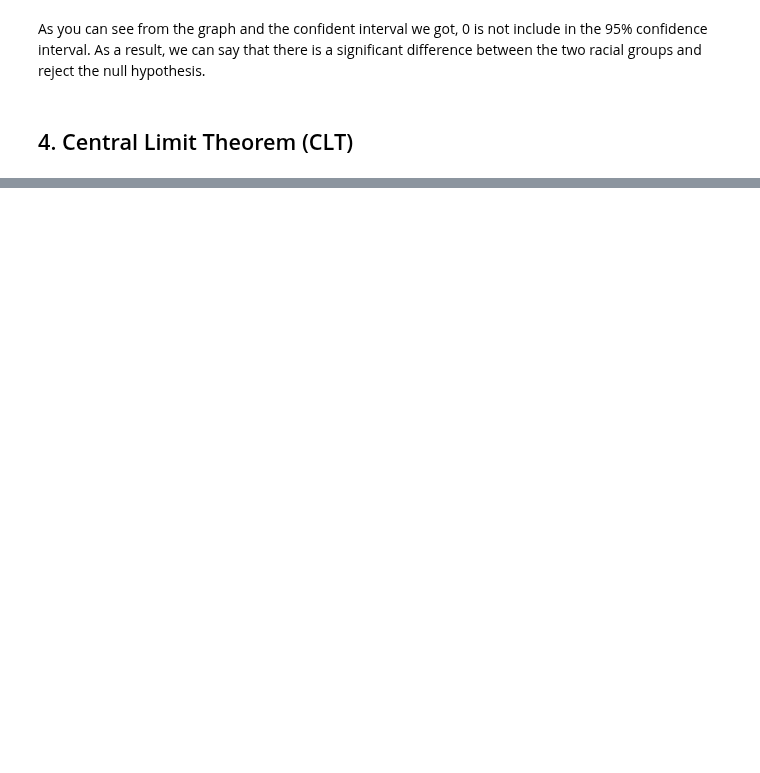
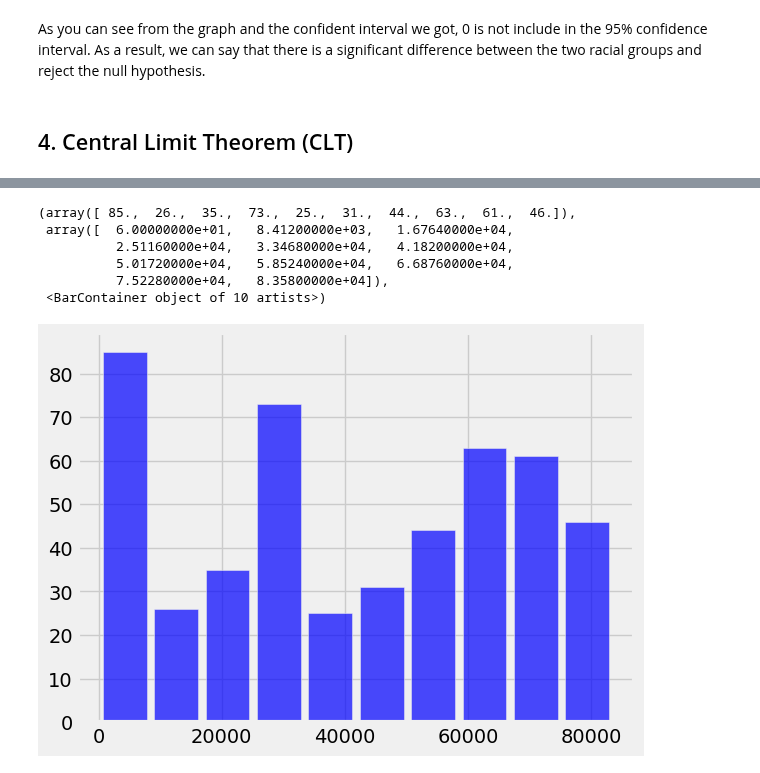
Before and after one commit to ds-modules/Legalst-123, a Jupyter notebook: labs/05_Large n/05_Central_Limit_Theorem_Confidence_Intervals_Hypothesis_Testing-Sol.ipynb, the cells around one changed output, grey strips where cells are left out. Saved outputs shown, nothing was run; the diff lists cells and outputs as text; code cells hidden in the pictures; blank space fills up the shorter version.

```diff
--- a/labs/05_Large n/05_Central_Limit_Theorem_Confidence_Intervals_Hypothesis_Testing-Sol.ipynb
+++ b/labs/05_Large n/05_Central_Limit_Theorem_Confidence_Intervals_Hypothesis_Testing-Sol.ipynb
@@ -295,0 +324,10 @@ As you can see from the graph and the confident interval we got, 0 is not includ
+# %%
+plt.hist(h_resampled['time'], bins='auto', color='blue', alpha=0.7, rwidth=0.85)
+# %% [output]
+(array([ 85.,  26.,  35.,  73.,  25.,  31.,  44.,  63.,  61.,  46.]),
+ array([  6.00000000e+01,   8.41200000e+03,   1.67640000e+04,
+          2.51160000e+04,   3.34680000e+04,   4.18200000e+04,
+          5.01720000e+04,   5.85240000e+04,   6.68760000e+04,
+          7.52280000e+04,   8.35800000e+04]),
+ <BarContainer object of 10 artists>)
+[figure, added]
```
Also changed, not shown: parts of 21 cells of this notebook.
